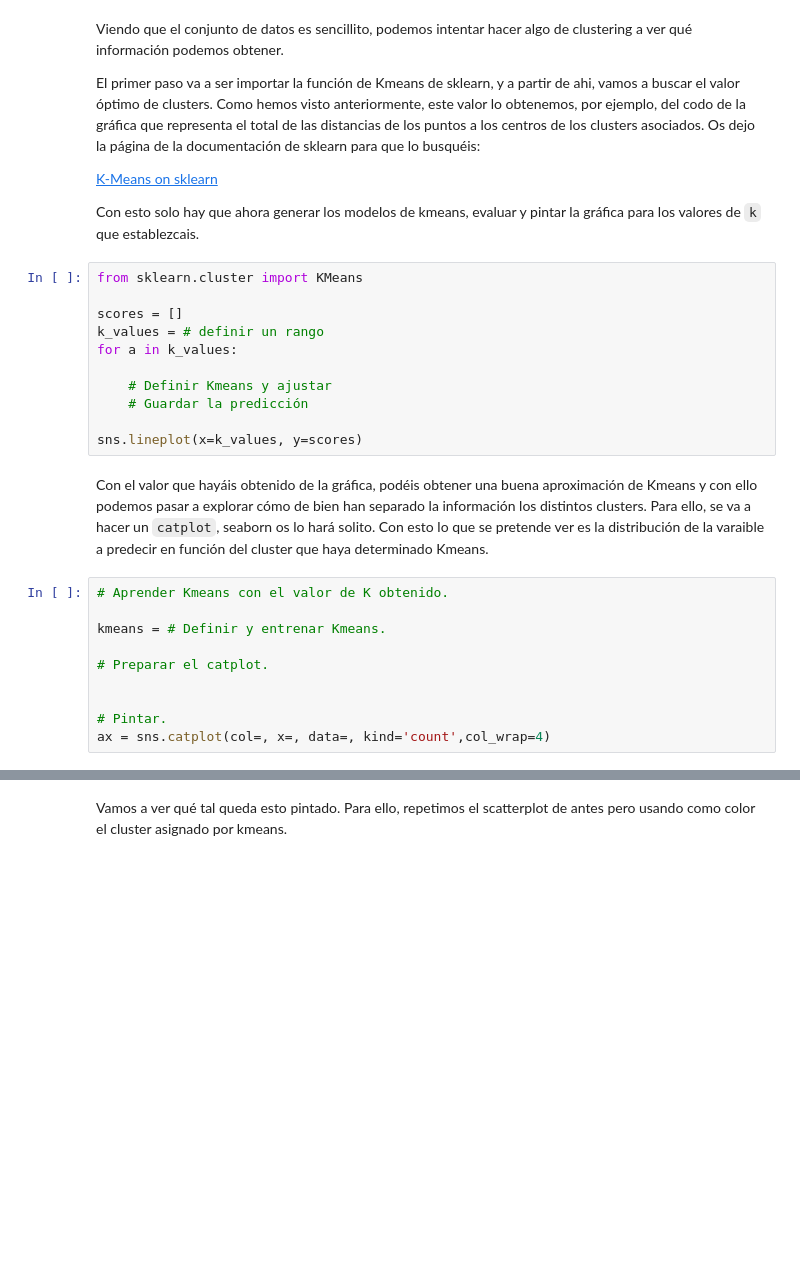
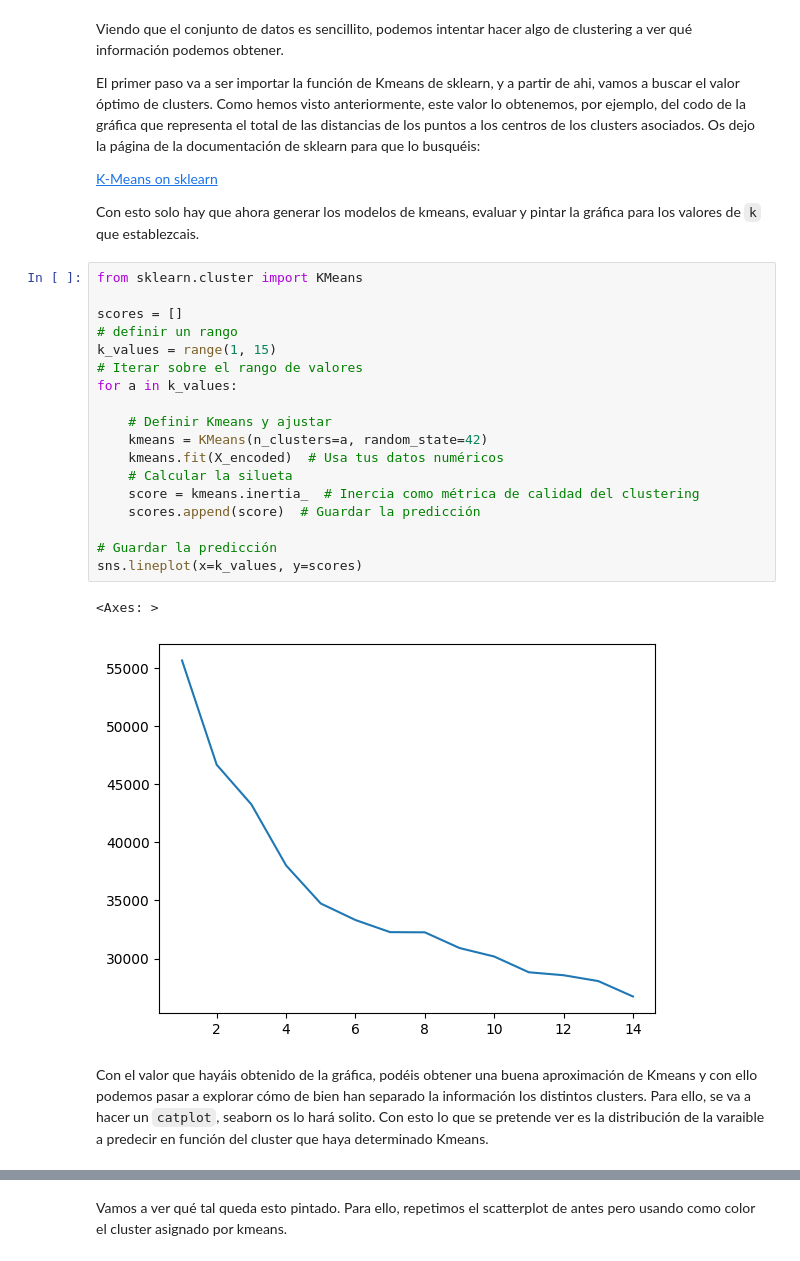
Before and after one commit to Yael-Parra/Project-VIII-Non-Supervised-ML, a Jupyter notebook: workshop-clustering-pca-final.ipynb, the cells around one changed output, grey strips where cells are left out. Saved outputs shown, nothing was run; the diff lists cells and outputs as text; blank space fills up the shorter version.

```diff
--- a/workshop-clustering-pca-final.ipynb
+++ b/workshop-clustering-pca-final.ipynb
@@ -1018,23 +1097,23 @@ Con esto solo hay que ahora generar los modelos de kmeans, evaluar y pintar la g
 # %%
 from sklearn.cluster import KMeans
 
 scores = []
-k_values = # definir un rango
+# definir un rango
+k_values = range(1, 15)
+# Iterar sobre el rango de valores
 for a in k_values:
 
     # Definir Kmeans y ajustar
-    # Guardar la predicción
+    kmeans = KMeans(n_clusters=a, random_state=42)
+    kmeans.fit(X_encoded)  # Usa tus datos numéricos
+    # Calcular la silueta
+    score = kmeans.inertia_  # Inercia como métrica de calidad del clustering
+    scores.append(score)  # Guardar la predicción
 
+# Guardar la predicción
 sns.lineplot(x=k_values, y=scores)
+# %% [output]
+<Axes: >
+[figure, added]
 # %% [markdown]
 Con el valor que hayáis obtenido de la gráfica, podéis obtener una buena aproximación de Kmeans y con ello podemos pasar a explorar cómo de bien han separado la información los distintos clusters. Para ello, se va a hacer un ``catplot``, seaborn os lo hará solito. Con esto lo que se pretende ver es la distribución de la varaible a predecir en función del cluster que haya determinado Kmeans.
-# %%
-# Aprender Kmeans con el valor de K obtenido.
-
-kmeans = # Definir y entrenar Kmeans.
-
-# Preparar el catplot.
-
-
-# Pintar.
-ax = sns.catplot(col=, x=, data=, kind='count',col_wrap=4)
```
Also changed, not shown: parts of 16 cells of this notebook, 2 other files.
